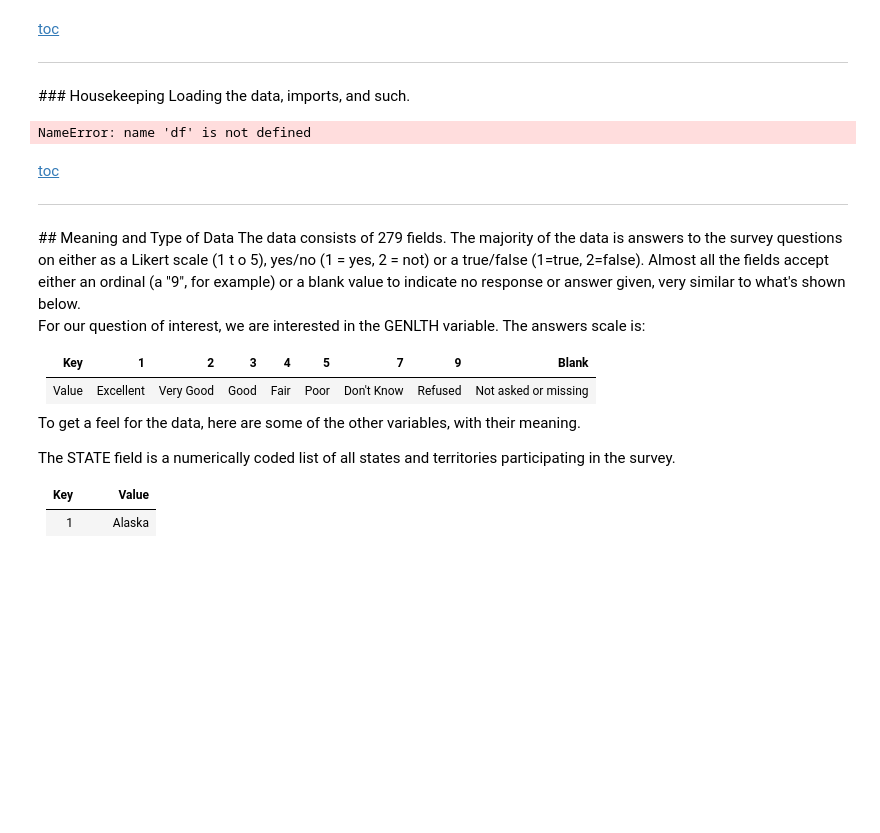
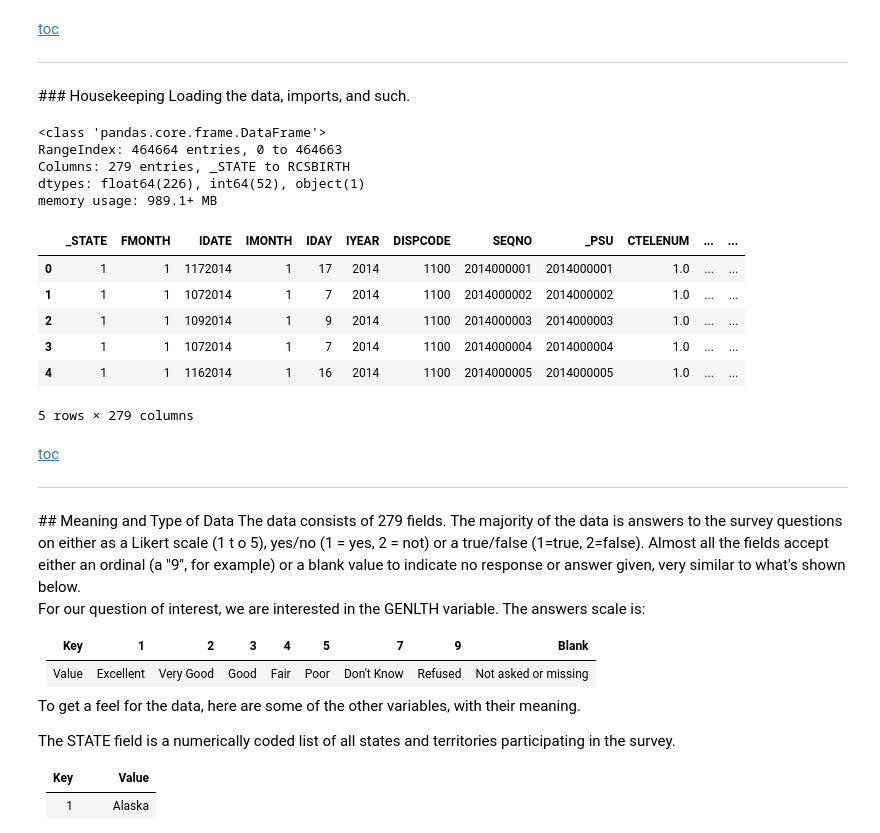
Before and after one commit to RahnL/DataScience-SMU, a Jupyter notebook: DataMining/DataMining-Lab1.ipynb, the cells around one changed output. Cells and saved outputs as stored; diff of their text form; code cells hidden in the pictures; blank space fills up the shorter version.

```diff
--- a/DataMining/DataMining-Lab1.ipynb
+++ b/DataMining/DataMining-Lab1.ipynb
@@ -47,20 +47,33 @@ Loading the data, imports, and such.
 # %%
 # Change the width of the display window, since some of our cells are large.
 from IPython.core.display import display, HTML
 display(HTML("<style>.container { width:80% !important; }</style>"))
 
 
 import pandas as pd
 import numpy as np
 from pandas import DataFrame
 
+df = pd.read_csv("data/LLCP2014XPT.txt", sep="\t")
+
 df.info()
 df.head()
 
 # Note:  This is based on the full dataset. In the statistics section below, we are using
 #  the reduced dataset that only contains the columns we're interested in.
 # %% [output]
-NameError: name 'df' is not defined
+<class 'pandas.core.frame.DataFrame'>
+RangeIndex: 464664 entries, 0 to 464663
+Columns: 279 entries, _STATE to RCSBIRTH
+dtypes: float64(226), int64(52), object(1)
+memory usage: 989.1+ MB
+|  | _STATE | FMONTH | IDATE | IMONTH | IDAY | IYEAR | DISPCODE | SEQNO | _PSU | CTELENUM | ... | ... |
+| 0 | 1 | 1 | 1172014 | 1 | 17 | 2014 | 1100 | 2014000001 | 2014000001 | 1.0 | ... | ... |
+| 1 | 1 | 1 | 1072014 | 1 | 7 | 2014 | 1100 | 2014000002 | 2014000002 | 1.0 | ... | ... |
+| 2 | 1 | 1 | 1092014 | 1 | 9 | 2014 | 1100 | 2014000003 | 2014000003 | 1.0 | ... | ... |
+| 3 | 1 | 1 | 1072014 | 1 | 7 | 2014 | 1100 | 2014000004 | 2014000004 | 1.0 | ... | ... |
+| 4 | 1 | 1 | 1162014 | 1 | 16 | 2014 | 1100 | 2014000005 | 2014000005 | 1.0 | ... | ... |
+5 rows × 279 columns
 # %% [markdown]
 [toc](#Table-Of-Contents)
 <hr>
```
Also changed, not shown: 1 other file.
